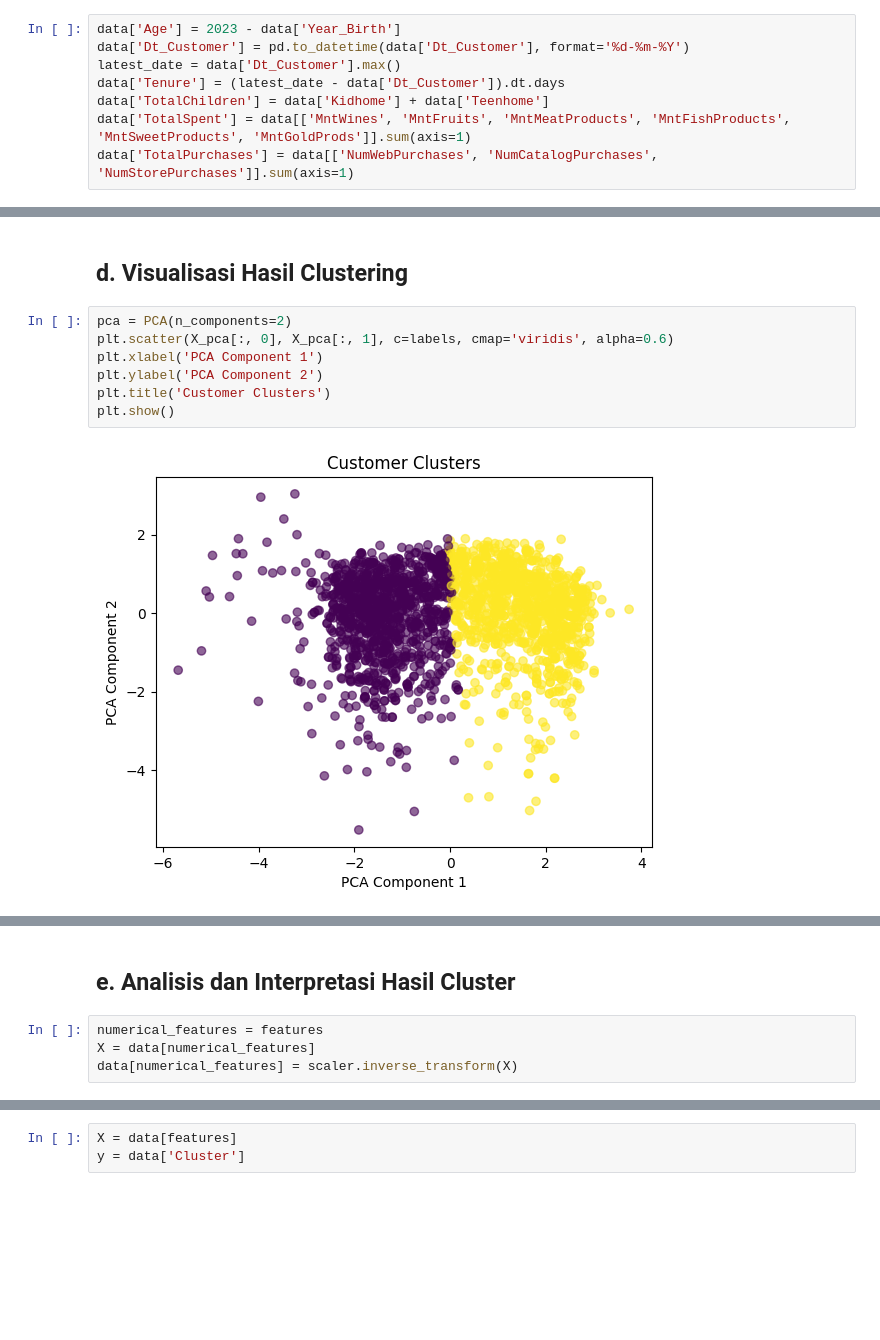
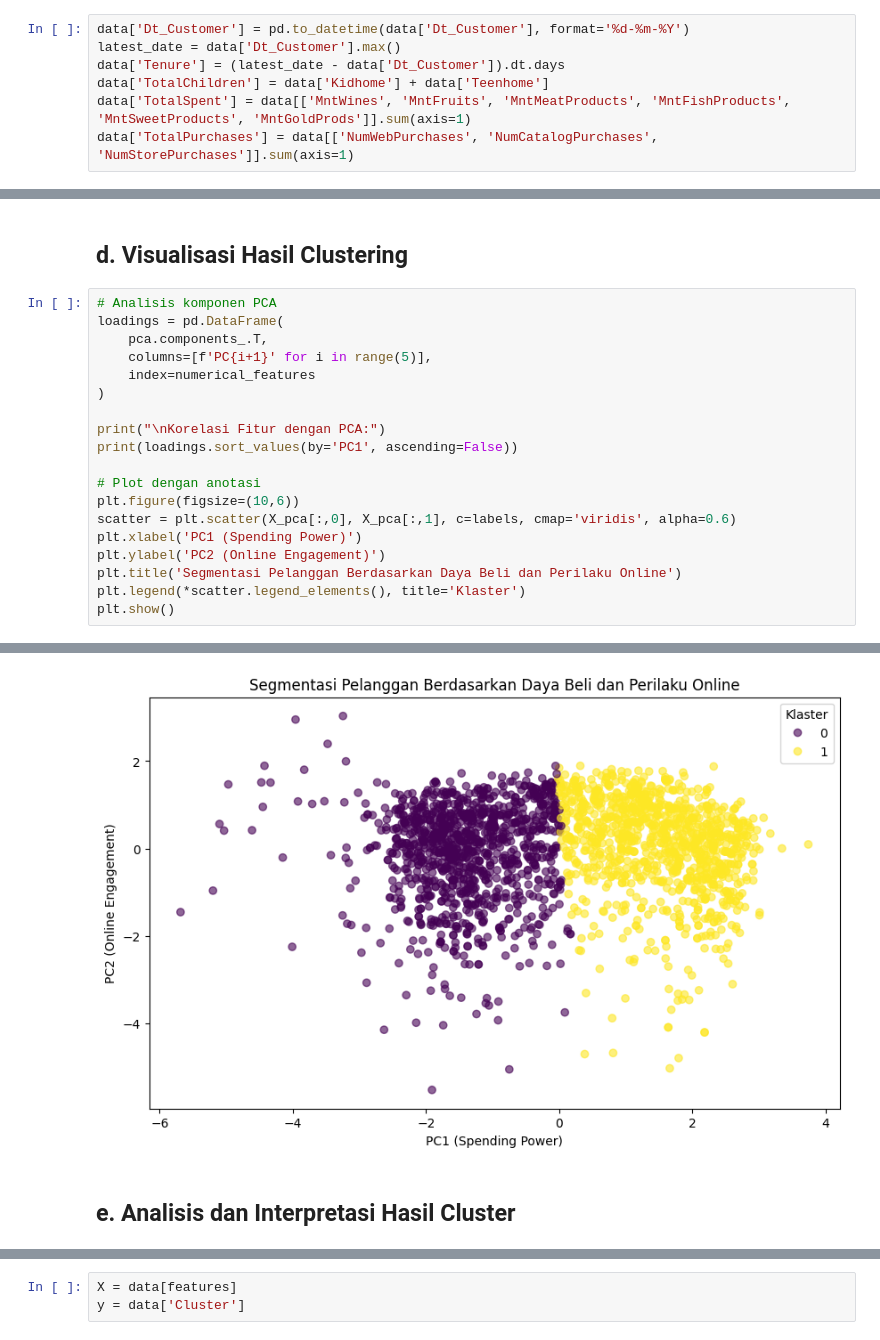
Before and after one commit to MFavianZaahir/Belajar-Machine-Learning-Untuk-Pemula---Dicoding, a Jupyter notebook: [Clustering]_Submission_Akhir_BMLP_Muhammad_Favian_Zaahir.ipynb, the cells around one changed output, grey strips where cells are left out. Saved outputs shown, nothing was run; the diff lists cells and outputs as text; blank space fills up the shorter version.

```diff
--- a/[Clustering]_Submission_Akhir_BMLP_Muhammad_Favian_Zaahir.ipynb
+++ b/[Clustering]_Submission_Akhir_BMLP_Muhammad_Favian_Zaahir.ipynb
@@ -49,7 +106,6 @@ print(data['Income'].isnull().sum())
 # %% [markdown]
 # **5. Data Preprocessing**
 # %%
-data['Age'] = 2023 - data['Year_Birth']
 data['Dt_Customer'] = pd.to_datetime(data['Dt_Customer'], format='%d-%m-%Y')
 latest_date = data['Dt_Customer'].max()
 data['Tenure'] = (latest_date - data['Dt_Customer']).dt.days
@@ -126,11 +186,22 @@ Silhouette Score after PCA: 0.27184231135581366
 # %% [markdown]
 ## **d. Visualisasi Hasil Clustering**
-# %%
-pca = PCA(n_components=2)
-plt.scatter(X_pca[:, 0], X_pca[:, 1], c=labels, cmap='viridis', alpha=0.6)
-plt.xlabel('PCA Component 1')
-plt.ylabel('PCA Component 2')
-plt.title('Customer Clusters')
-plt.show()
-# %% [output]
-[figure, removed]
+# %%
+# Analisis komponen PCA
+loadings = pd.DataFrame(
+    pca.components_.T,
+    columns=[f'PC{i+1}' for i in range(5)],
+    index=numerical_features
+)
+
+print("\nKorelasi Fitur dengan PCA:")
+print(loadings.sort_values(by='PC1', ascending=False))
+
+# Plot dengan anotasi
+plt.figure(figsize=(10,6))
+scatter = plt.scatter(X_pca[:,0], X_pca[:,1], c=labels, cmap='viridis', alpha=0.6)
+plt.xlabel('PC1 (Spending Power)')
+plt.ylabel('PC2 (Online Engagement)')
+plt.title('Segmentasi Pelanggan Berdasarkan Daya Beli dan Perilaku Online')
+plt.legend(*scatter.legend_elements(), title='Klaster')
+plt.show()
+# %% [output]
@@ -137,6 +219,3 @@ plt.show()
+[figure, added]
 # %% [markdown]
 ## **e. Analisis dan Interpretasi Hasil Cluster**
-# %%
-numerical_features = features
-X = data[numerical_features]
-data[numerical_features] = scaler.inverse_transform(X)
```
Also changed, not shown: parts of 18 cells of this notebook, 4 other files.
